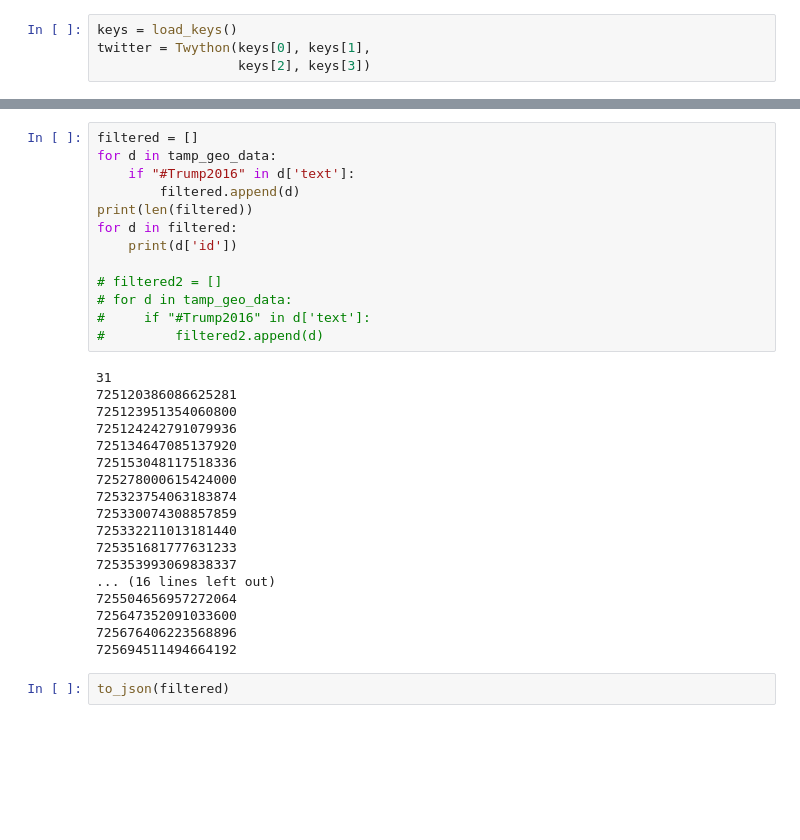
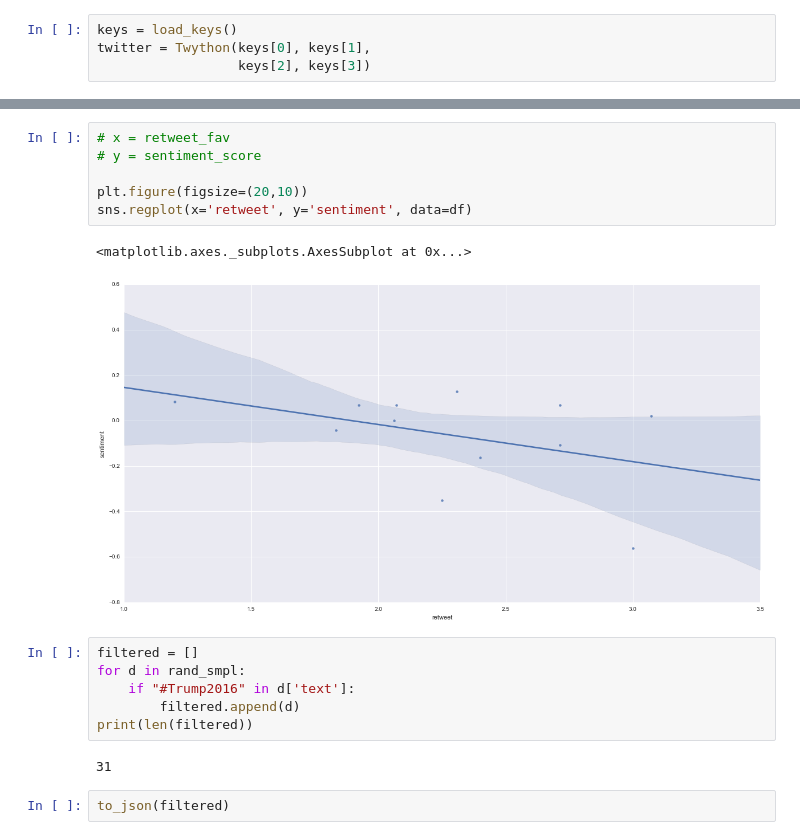
Before and after one commit to calvinytong/english2_twitter_analysis, a Jupyter notebook: Analysis.ipynb, the cells around one changed output, grey strips where cells are left out. Saved outputs shown, nothing was run; the diff lists cells and outputs as text; blank space fills up the shorter version.

```diff
--- a/Analysis.ipynb
+++ b/Analysis.ipynb
@@ -658,33 +810,19 @@ twitter = Twython(keys[0], keys[1],
+# %%
+# x = retweet_fav
+# y = sentiment_score
+
+plt.figure(figsize=(20,10))
+sns.regplot(x='retweet', y='sentiment', data=df)
+# %% [output]
+<matplotlib.axes._subplots.AxesSubplot at 0x...>
+[figure, added]
 # %%
 filtered = []
-for d in tamp_geo_data:
+for d in rand_smpl:
     if "#Trump2016" in d['text']:
         filtered.append(d)
 print(len(filtered))
-for d in filtered:
-    print(d['id'])
-
-# filtered2 = []
-# for d in tamp_geo_data:
-#     if "#Trump2016" in d['text']:
-#         filtered2.append(d)
 # %% [output]
 31
-725120386086625281
-725123951354060800
-725124242791079936
-725134647085137920
-725153048117518336
-725278000615424000
-725323754063183874
-725330074308857859
-725332211013181440
-725351681777631233
-725353993069838337
-... (16 lines left out)
-725504656957272064
-725647352091033600
-725676406223568896
-725694511494664192
 # %%
 to_json(filtered)
```
Also changed, not shown: parts of 24 cells of this notebook, 3 other files.
